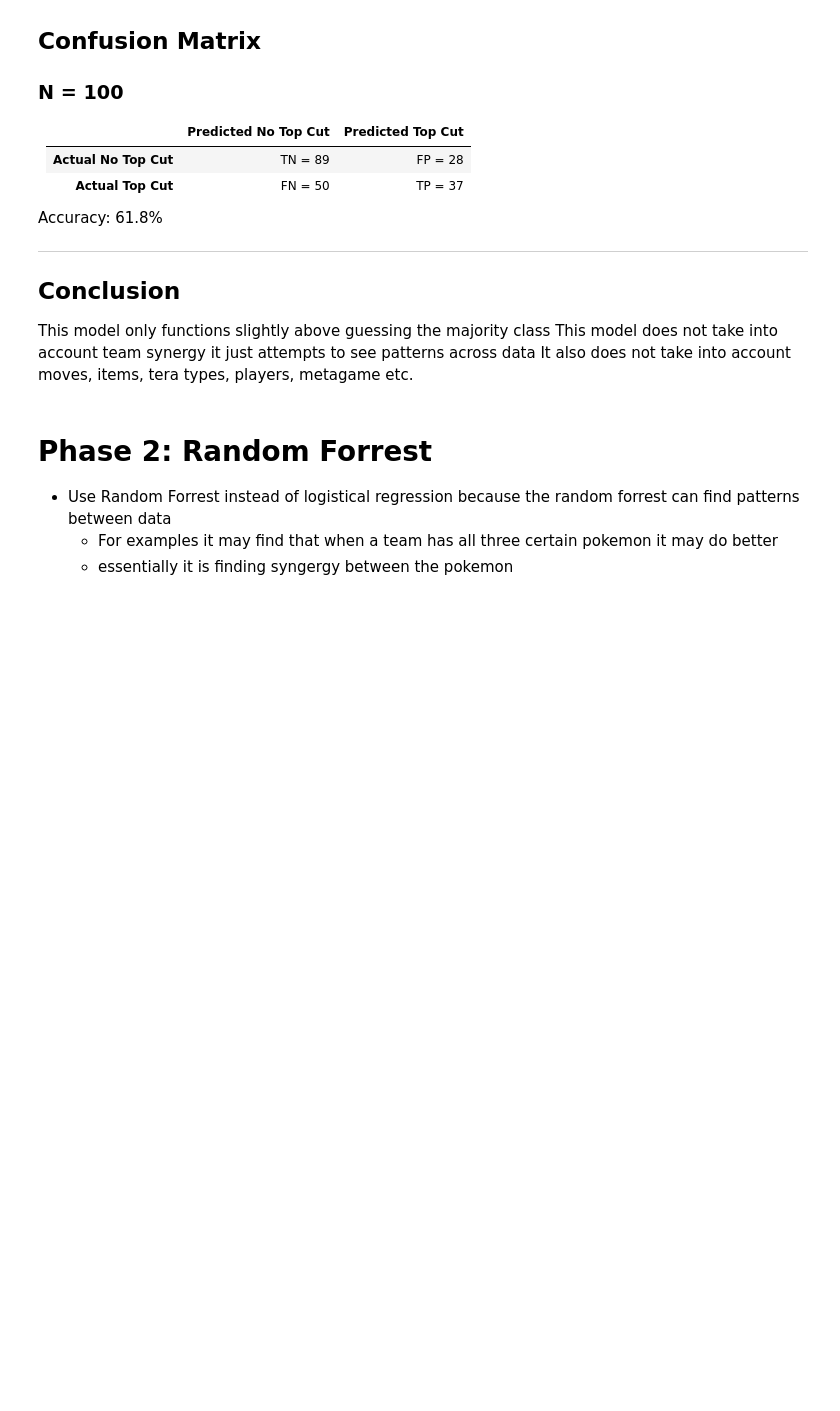
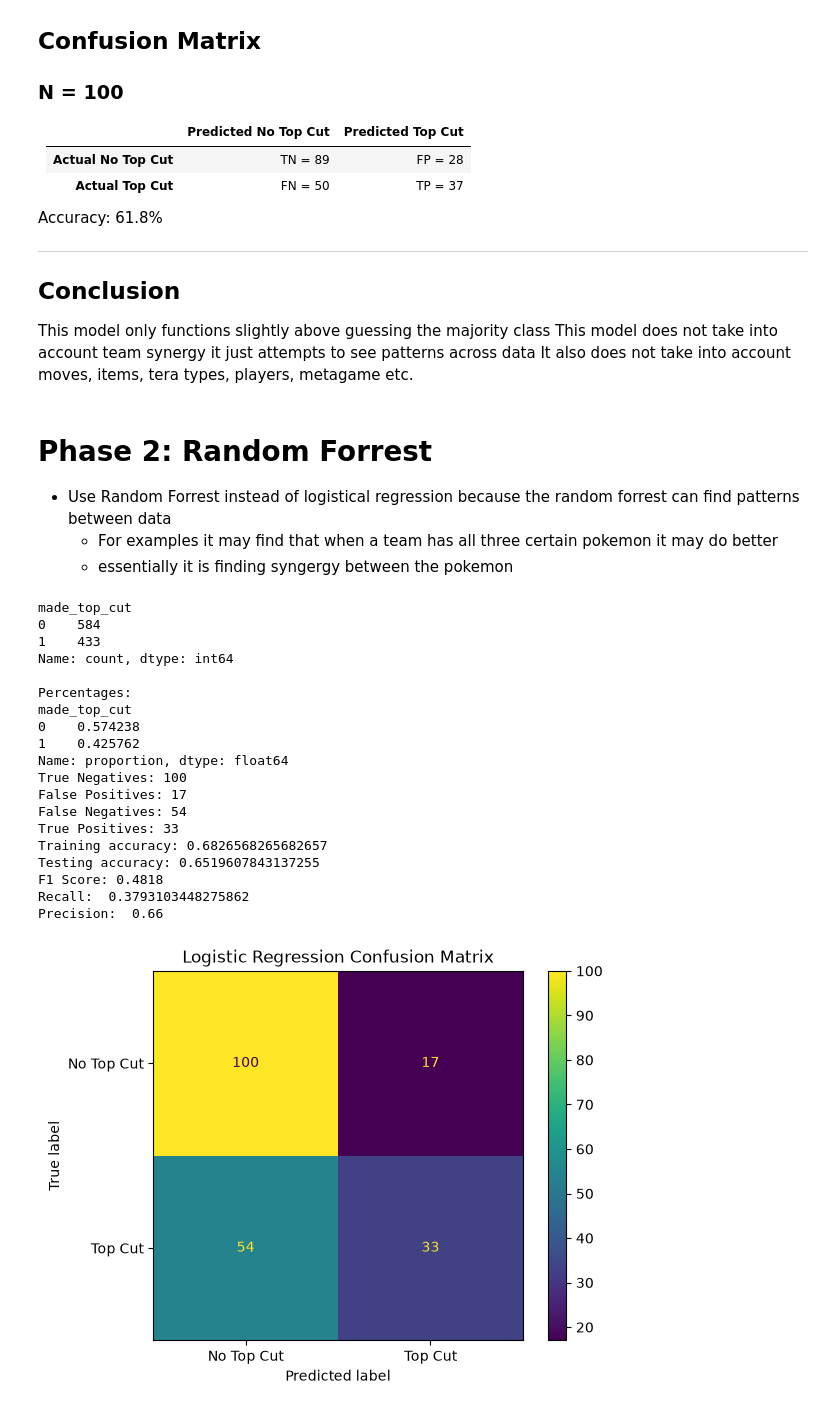
Before and after one commit to bricehamlett/Pokemon_VGC_Analysis, a Jupyter notebook: Machine_Learning/notebooks/top_cut_prediction.ipynb, the cells around one changed output. Saved outputs shown, nothing was run; the diff lists cells and outputs as text; code cells hidden in the pictures; blank space fills up the shorter version.

```diff
--- a/Machine_Learning/notebooks/top_cut_prediction.ipynb
+++ b/Machine_Learning/notebooks/top_cut_prediction.ipynb
@@ -351,25 +353,103 @@ It also does not take into account moves, items, tera types, players, metagame e
 # %%
 from sklearn.model_selection import train_test_split
 from sklearn.ensemble import RandomForestClassifier
 
 # Seperate into X and Y data
 X = ml_df.drop(columns=["made_top_cut"])
 y = ml_df["made_top_cut"]
 
 print(y.value_counts())
 
 print("\nPercentages:")
 print(y.value_counts(normalize=True))
 
 X_train, X_test, y_train, y_test = train_test_split(
     X,
     y,
     train_size=0.8,
     random_state=42,
     stratify=y
 )
 
 model = RandomForestClassifier(
-    n_estimators=100
+    n_estimators=300,
+    max_depth=10,
+    min_samples_leaf=5,
     random_state=42
 )
+model.fit(X_train, y_train)
+
+y_pred = model.predict(X_test)
+
+probabilities = model.predict_proba(X_test)
+
+from sklearn.metrics import confusion_matrix, f1_score
+
+cm = confusion_matrix(
+    y_test,
+    y_pred
+)
+
+
+# Get results:
+tn, fp, fn, tp = confusion_matrix(y_test, y_pred).ravel()
+
+print("True Negatives:", tn)
+print("False Positives:", fp)
+print("False Negatives:", fn)
+print("True Positives:", tp)
+
+from sklearn.metrics import accuracy_score
+
+train_pred = model.predict(X_train)
+test_pred = model.predict(X_test)
+
+accuracy = (tn + tp) / (tn + tp + fn + fp)
+recall = tp / (tp + fn)
+precison = tp / (tp + fp)
+
+print(
+    "Training accuracy:",
+    accuracy_score(y_train, train_pred)
+)
+
+print(
+    "Testing accuracy:",
+    accuracy_score(y_test, test_pred)
+)
+f1 = f1_score(y_test, y_pred, average='binary')
+print(f"F1 Score: {f1:.4f}")
+print("Recall: ", recall)
+print("Precision: ", precison)
+
+from sklearn.metrics import ConfusionMatrixDisplay
+
+ConfusionMatrixDisplay.from_predictions(
+    y_test,
+    y_pred,
+    display_labels=["No Top Cut", "Top Cut"]
+)
+
+plt.title("Logistic Regression Confusion Matrix")
+plt.show()
+# %% [output]
+made_top_cut
+0    584
+1    433
+Name: count, dtype: int64
+
+Percentages:
+made_top_cut
+0    0.574238
+1    0.425762
+Name: proportion, dtype: float64
+True Negatives: 100
+False Positives: 17
+False Negatives: 54
+True Positives: 33
+Training accuracy: 0.6826568265682657
+Testing accuracy: 0.6519607843137255
+F1 Score: 0.4818
+Recall:  0.3793103448275862
+Precision:  0.66
+[figure, added]
```
Also changed, not shown: parts of 2 cells of this notebook.
